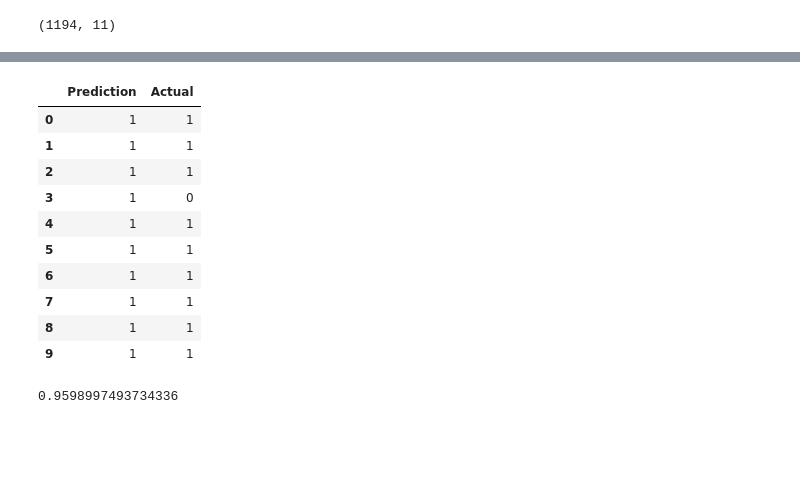
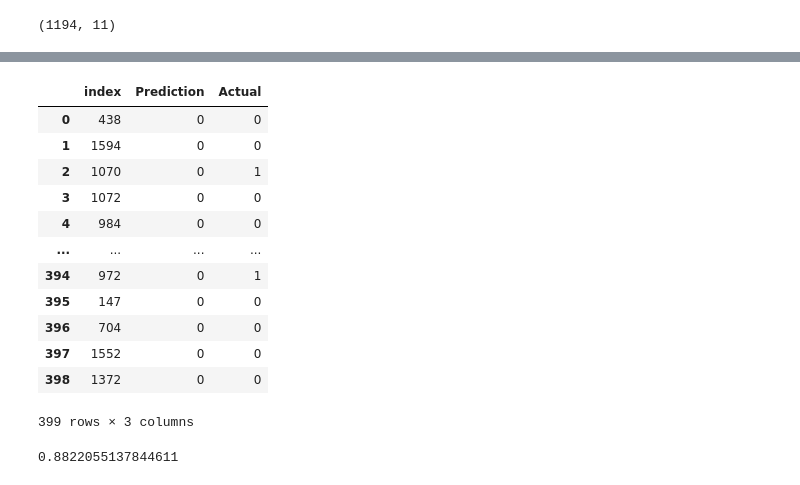
Before and after one commit to HannahCarnes/project-4, a Jupyter notebook: Red_Wine_quality_predicting.ipynb, the cells around one changed output, grey strips where cells are left out. Drawn from its saved outputs; the diff is of its cells as text; code cells hidden in the pictures; blank space fills up the shorter version.

```diff
--- a/Red_Wine_quality_predicting.ipynb
+++ b/Red_Wine_quality_predicting.ipynb
@@ -18,7 +21,7 @@ df.head()
 # changing quality to either good or bad quality.
 
 def rating(quality):
-    if quality > 4:
+    if quality > 6:
         return  1
     else:
         return 0
@@ -79,7 +82,7 @@ X_train.shape
 # %%
 from sklearn.linear_model import LogisticRegression
 classifier = LogisticRegression(solver='lbfgs',
-                                max_iter=3000,
+                                max_iter=200,
                                 random_state=1)
 classifier
 # %% [output]
@@ -97,22 +107,24 @@ Testing Data Score: 0.9598997493734336
 # %%
 predictions = classifier.predict(X_test)
-results = pd.DataFrame({"Prediction": predictions, "Actual": y_test}).reset_index(drop=True)
-results.head(10)
+results = pd.DataFrame({"Prediction": predictions, "Actual": y_test}).reset_index(drop=False)
+results
 # %% [output]
-|  | Prediction | Actual |
-| 0 | 1 | 1 |
-| 1 | 1 | 1 |
-| 2 | 1 | 1 |
-| 3 | 1 | 0 |
-| 4 | 1 | 1 |
-| 5 | 1 | 1 |
-| 6 | 1 | 1 |
-| 7 | 1 | 1 |
-| 8 | 1 | 1 |
-| 9 | 1 | 1 |
+|  | index | Prediction | Actual |
+| 0 | 438 | 0 | 0 |
+| 1 | 1594 | 0 | 0 |
+| 2 | 1070 | 0 | 1 |
+| 3 | 1072 | 0 | 0 |
+| 4 | 984 | 0 | 0 |
+| ... | ... | ... | ... |
+| 394 | 972 | 0 | 1 |
+| 395 | 147 | 0 | 0 |
+| 396 | 704 | 0 | 0 |
+| 397 | 1552 | 0 | 0 |
+| 398 | 1372 | 0 | 0 |
+399 rows × 3 columns
 # %%
 from sklearn.metrics import accuracy_score
 # Display the accuracy score for the test dataset.
 accuracy_score(y_test, predictions)
 # %% [output]
-0.9598997493734336
+0.8822055137844611
```
Also changed, not shown: parts of 9 cells of this notebook.
